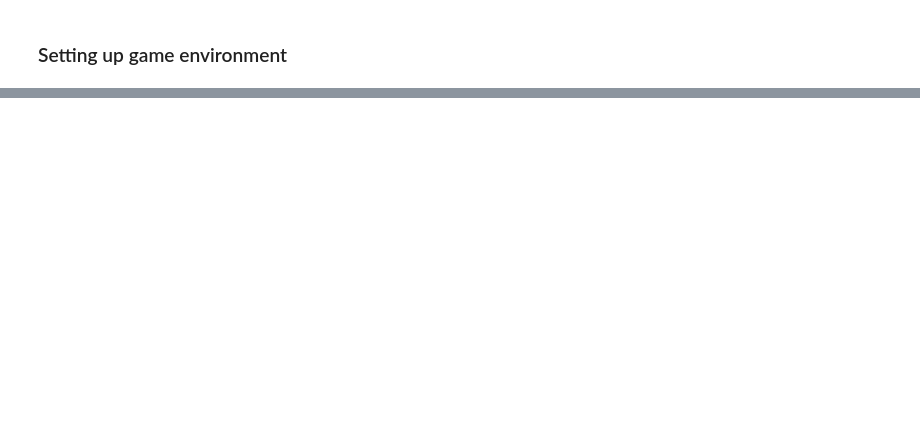
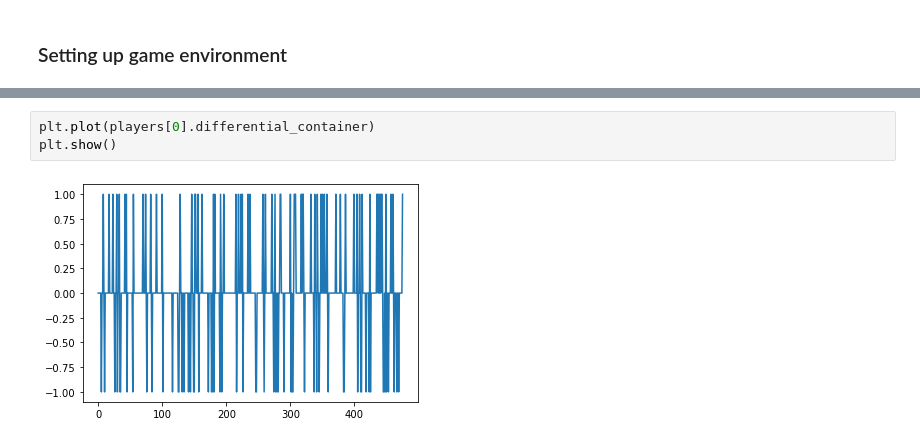
Before and after one commit to mrpogge/Urnings_project, a Jupyter notebook: main/autocor_sim.ipynb, the cells around one changed output, grey strips where cells are left out. Drawn from its saved outputs; the diff is of its cells as text; blank space fills up the shorter version.

```diff
--- a/main/autocor_sim.ipynb
+++ b/main/autocor_sim.ipynb
@@ -127,0 +138,5 @@ plt.show()
+# %%
+plt.plot(players[0].differential_container)
+plt.show()
+# %% [output]
+[figure, added]
```
Also changed, not shown: parts of 10 cells of this notebook, 1 other file.
